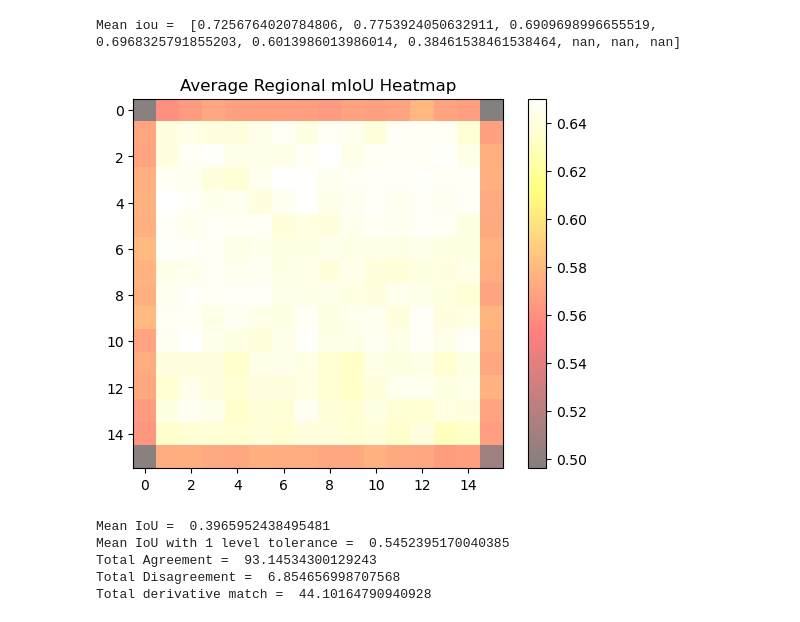
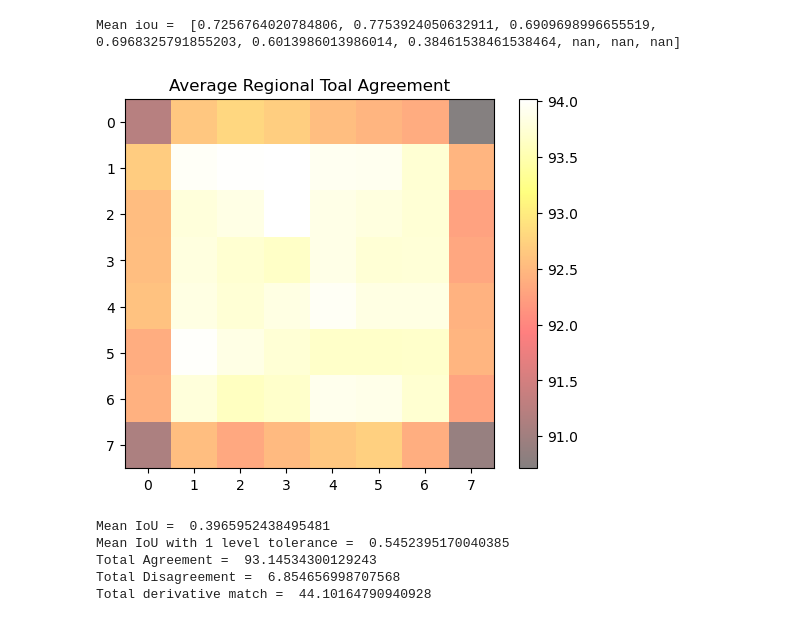
Before and after one commit to SMATousi/dem2so, a Jupyter notebook: New_Metric_Test.ipynb, the cells around one changed output. Drawn from its saved outputs; the diff is of its cells as text; code cells hidden in the pictures.

```diff
--- a/New_Metric_Test.ipynb
+++ b/New_Metric_Test.ipynb
@@ -385,10 +423,12 @@ def visualize_average_heatmap(average_heatmap):
     plt.show()
 # %%
 val_iter = iter(val_loader)
-average_heatmap_16 = accumulate_and_average_heatmaps(val_iter, model, num_classes=9, grid_size=(16, 16), mIOU_fn=mIOU)
-visualize_average_heatmap(average_heatmap_16)
+average_heatmap, average_agreement, average_gradient_match = accumulate_and_average_heatmaps(val_iter, model, num_classes=9, grid_size=(8, 8), mIOU_fn=mIOU)
+# visualize_average_heatmap(average_heatmap_16)
-# %% [output]
-[figure, removed]
+# %%
+visualize_average_heatmap(average_agreement, "Average Regional Toal Agreement")
+# %% [output]
+[figure, added]
 # %%
 def calculate_average_mIOU(val_iter, model, num_classes=9, threshold=0.5):
     total_present_iou_list = []
```
Also changed, not shown: parts of 7 cells of this notebook, 13 other files.
